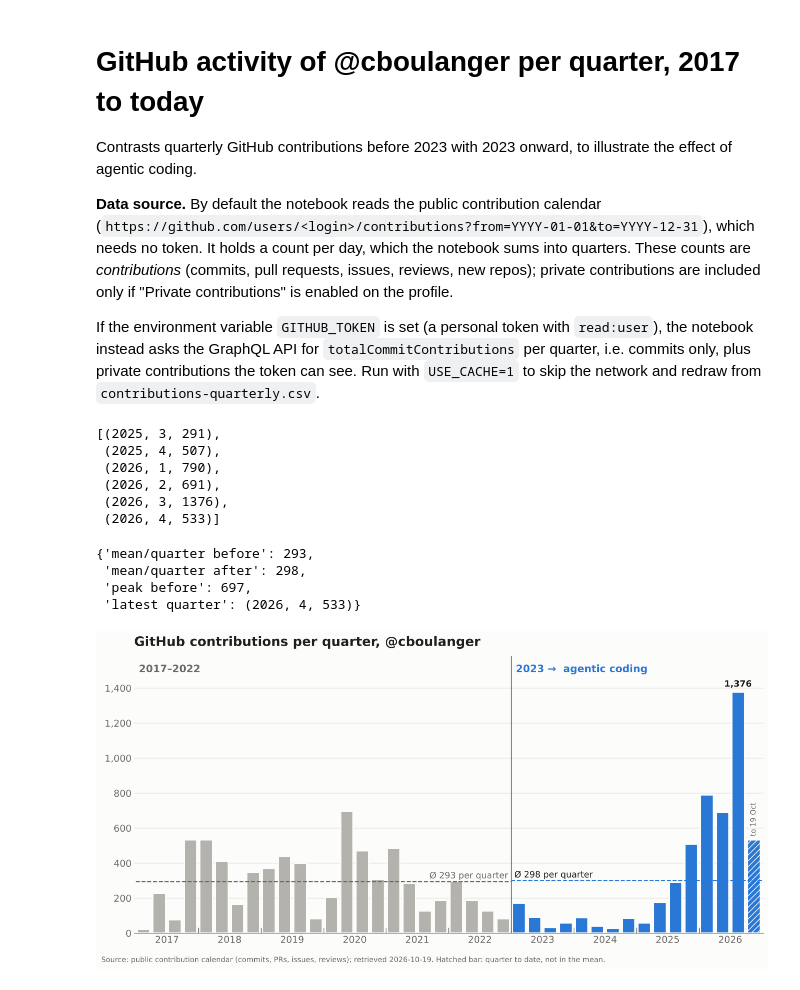
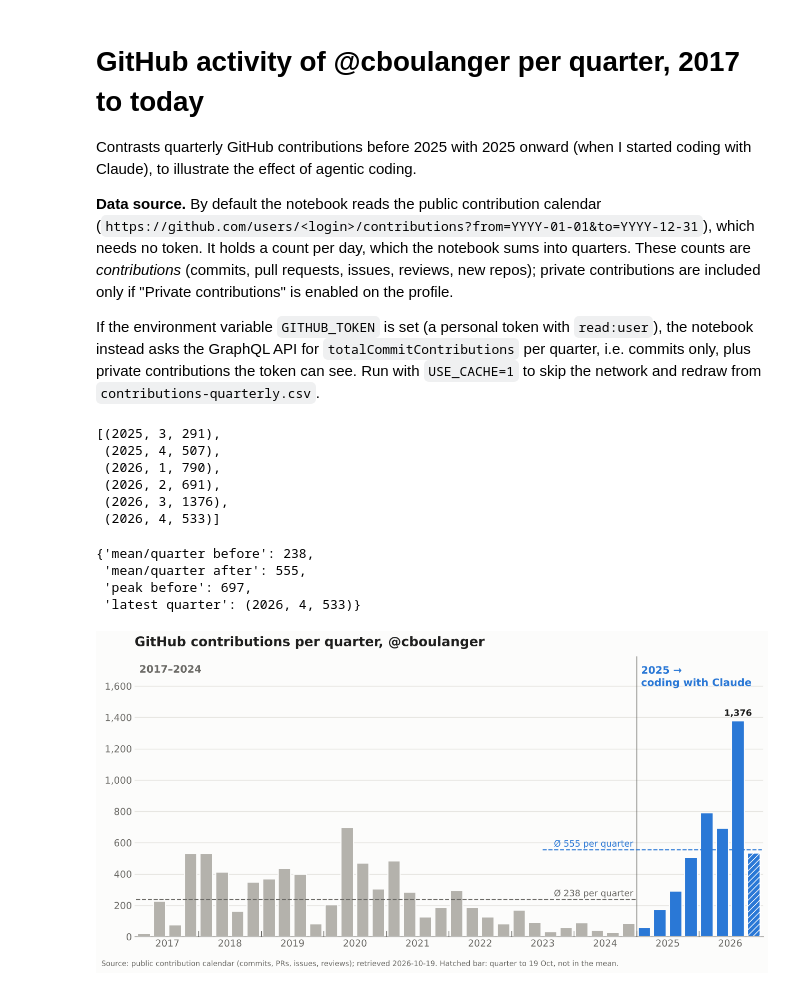
Before and after one commit to cboulanger/presentation-mpilhlt-2026-10-21, a Jupyter notebook: commit-stats/commit-activity.ipynb, the cells around one changed output. Saved outputs shown, nothing was run; the diff lists cells and outputs as text; code cells hidden in the pictures.

Commit message:
Split commit chart at 2025, when coding with Claude started
Co-Authored-By: Claude Opus 5.5 (1M context) <noreply@anthropic.com>
Claude-Session: https://claude.ai/code/session_01EMqWAZ7TJi7MbccTUng9ui

```diff
--- a/commit-stats/commit-activity.ipynb
+++ b/commit-stats/commit-activity.ipynb
@@ -1,7 +1,7 @@
 # %% [markdown]
 # GitHub activity of @cboulanger per quarter, 2017 to today
 
-Contrasts quarterly GitHub contributions before 2023 with 2023 onward, to illustrate the effect of agentic coding.
+Contrasts quarterly GitHub contributions before 2025 with 2025 onward (when I started coding with Claude), to illustrate the effect of agentic coding.
 
 **Data source.** By default the notebook reads the public contribution calendar
 (`https://github.com/users/<login>/contributions?from=YYYY-01-01&to=YYYY-12-31`), which needs no token.
@@ -19,7 +19,7 @@ import matplotlib.pyplot as plt
 from matplotlib.ticker import FuncFormatter
 
 LOGIN = "cboulanger"
-FIRST_YEAR, SPLIT_YEAR = 2017, 2023          # before 2023 vs. 2023 onward
+FIRST_YEAR, SPLIT_YEAR = 2017, 2025          # before vs. after starting to use Claude
 TODAY = dt.date.today()
 USE_CACHE = os.environ.get("USE_CACHE") == "1"   # reuse the CSV instead of fetching
 CSV_PATH = "contributions-quarterly.csv"
@@ -94,8 +94,8 @@ m_before, m_after = round(sum(before) / len(before)), round(sum(after) / len(aft
 {"mean/quarter before": m_before, "mean/quarter after": m_after,
  "peak before": max(before), "latest quarter": rows[-1]}
 # %% [output]
-{'mean/quarter before': 293,
- 'mean/quarter after': 298,
+{'mean/quarter before': 238,
+ 'mean/quarter after': 555,
  'peak before': 697,
  'latest quarter': (2026, 4, 533)}
 # %%
@@ -113,38 +113,36 @@ if partial:
 
 # period means as dashed reference lines
 ax.hlines(m_before, -.5, split_x - .5, color=MUTED, ls="--", lw=1.5, zorder=4)
-ax.hlines(m_after, split_x - .5, xs[-1] + .5, color=BLUE, ls="--", lw=1.5, zorder=4)
+ax.hlines(m_after, split_x - 6.5, xs[-1] + .5, color=BLUE, ls="--", lw=1.5, zorder=4)
 ax.text(split_x - .7, m_before + 20, f"Ø {m_before:,} per quarter", ha="right", color=MUTED, fontsize=12)
-ax.text(split_x - .3, m_after + 20, f"Ø {m_after:,} per quarter", ha="left", color=INK, fontsize=12)
+ax.text(split_x - .7, m_after + 20, f"Ø {m_after:,} per quarter", ha="right", color=BLUE, fontsize=12)
 
 # label the highest bar of the recent period
 peak = max(range(split_x, len(rows)), key=lambda i: counts[i])
 ax.text(peak, counts[peak] + 20, f"{counts[peak]:,}", ha="center", va="bottom", color=INK,
         fontsize=12, fontweight="bold")
-if partial:
-    ax.text(xs[-1], counts[-1] + 20, f"to {retrieved:%d %b}", ha="center", rotation=90, va="bottom", color=MUTED, fontsize=10)
 
 ax.axvline(split_x - .5, color=MUTED, lw=1, zorder=2)
-top = max(counts) * 1.15
+top = max(counts) * 1.3
 ax.text(-.3, top * .97, f"{FIRST_YEAR}–{SPLIT_YEAR - 1}", color=MUTED, fontsize=14, fontweight="bold", va="top")
-ax.text(split_x - .2, top * .97, f"{SPLIT_YEAR} →  agentic coding", color=BLUE, fontsize=14, fontweight="bold", va="top")
+ax.text(split_x - .2, top * .97, f"{SPLIT_YEAR} →\ncoding with Claude", color=BLUE, fontsize=14, fontweight="bold", va="top", ha="left")
 
 ax.set_ylim(0, top); ax.set_xlim(-.6, xs[-1] + .6)
 year_starts = [i for i, (y, q, _) in enumerate(rows) if q == 1]
 ax.set_xticks([i + 1.5 for i in year_starts]); ax.set_xticklabels([rows[i][0] for i in year_starts])
 for i in year_starts[1:]:
     ax.axvline(i - .5, ymax=.02, color=MUTED, lw=1)
 ax.yaxis.set_major_formatter(FuncFormatter(lambda v, _: f"{int(v):,}"))
 ax.grid(axis="y", color="#e6e5e1", lw=1, zorder=0)
 for s in ("top", "right", "left"): ax.spines[s].set_visible(False)
 ax.spines["bottom"].set_color(MUTED); ax.tick_params(colors=MUTED, length=0)
 ax.set_title(f"GitHub {metric} per quarter, @{LOGIN}", loc="left", color=INK, fontsize=18, fontweight="bold", pad=14)
 src = "public contribution calendar (commits, PRs, issues, reviews)" if metric == "contributions" else "GitHub GraphQL API, commit contributions incl. private"
-fig.text(0.01, 0.01, f"Source: {src}; retrieved {retrieved:%Y-%m-%d}." + (" Hatched bar: quarter to date, not in the mean." if partial else ""),
+fig.text(0.01, 0.01, f"Source: {src}; retrieved {retrieved:%Y-%m-%d}." + (f" Hatched bar: quarter to {retrieved:%d %b}, not in the mean." if partial else ""),
          color=MUTED, fontsize=10)
 fig.tight_layout(rect=(0, 0.03, 1, 1))
 for ext in ("svg", "png"):
     fig.savefig(f"commits-per-quarter.{ext}", dpi=200, facecolor=SURFACE)
 plt.show()
 # %% [output]
-[figure, old version]
+[figure, new version]
```
Also changed, not shown: 2 other files.
